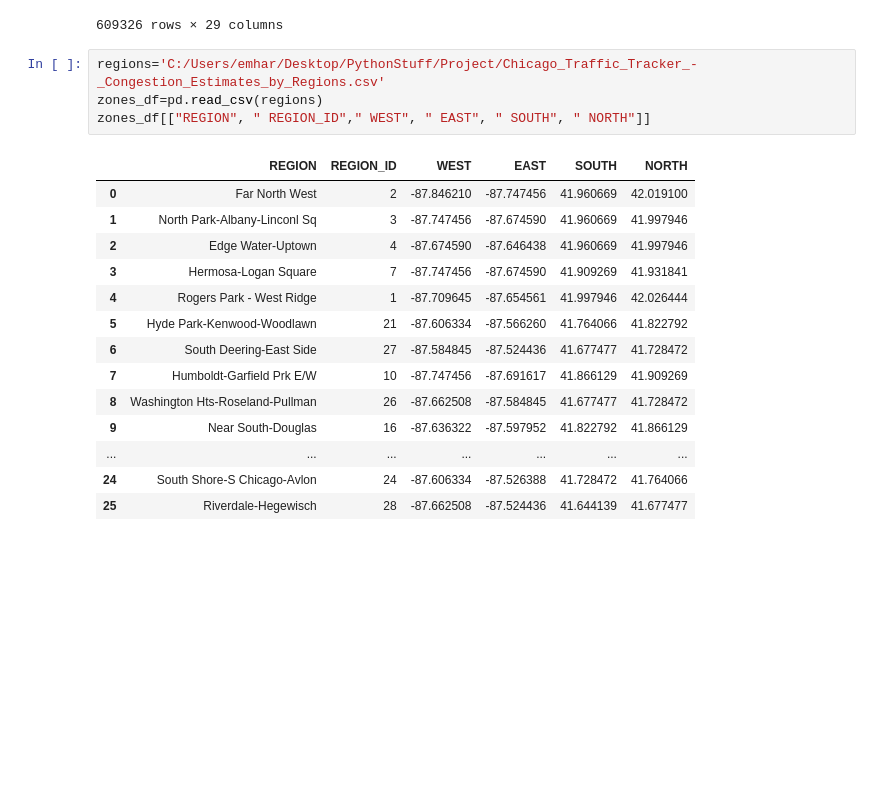
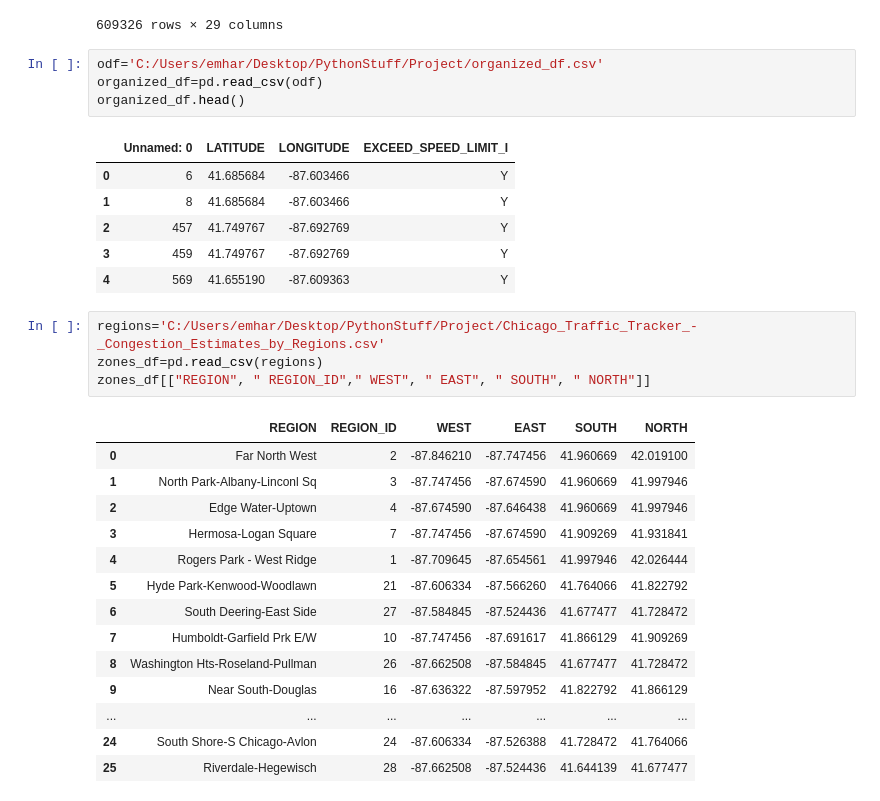
Before and after one commit to emharen/Project-One, a Jupyter notebook: maps.ipynb, the cells around one changed output. Saved outputs shown, nothing was run; the diff lists cells and outputs as text; blank space fills up the shorter version.

```diff
--- a/maps.ipynb
+++ b/maps.ipynb
@@ -35,6 +35,17 @@ traffic_people
 | 609324 | P137179 | PASSENGER | JC193350 | 579226.0 | 03/20/2019 08:05:00 PM | 3.0 | CHICAGO | IL | 60621 | F | ... |
 | 609325 | P137187 | PASSENGER | JC193480 | 579263.0 | 03/20/2019 09:59:00 PM | 3.0 | CHICAGO | IL | 60617 | M | ... |
 609326 rows × 29 columns
+# %%
+odf='C:/Users/emhar/Desktop/PythonStuff/Project/organized_df.csv'
+organized_df=pd.read_csv(odf)
+organized_df.head()
+# %% [output]
+|  | Unnamed: 0 | LATITUDE | LONGITUDE | EXCEED_SPEED_LIMIT_I |
+| 0 | 6 | 41.685684 | -87.603466 | Y |
+| 1 | 8 | 41.685684 | -87.603466 | Y |
+| 2 | 457 | 41.749767 | -87.692769 | Y |
+| 3 | 459 | 41.749767 | -87.692769 | Y |
+| 4 | 569 | 41.655190 | -87.609363 | Y |
 # %%
 regions='C:/Users/emhar/Desktop/PythonStuff/Project/Chicago_Traffic_Tracker_-_Congestion_Estimates_by_Regions.csv'
 zones_df=pd.read_csv(regions)
```
Also changed, not shown: parts of 10 cells of this notebook, 1 other file.
